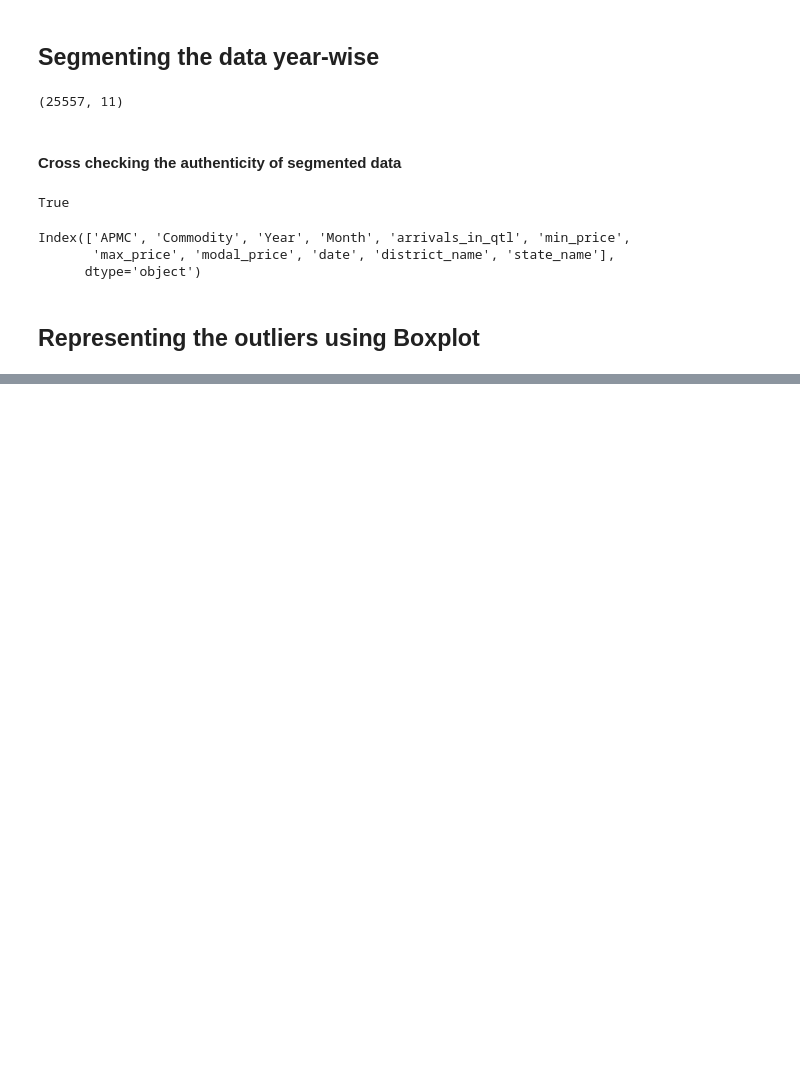
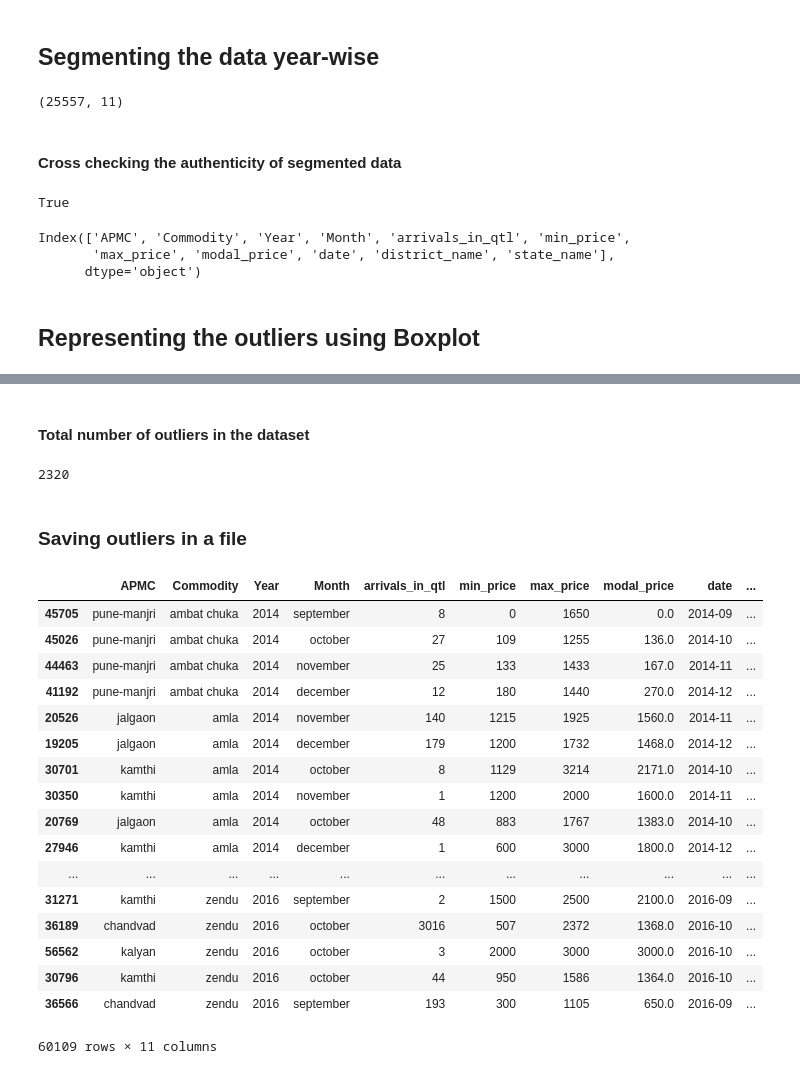
Before and after one commit to beingtmk/SC_Challenge, a Jupyter notebook: Application.ipynb, the cells around one changed output, grey strips where cells are left out. Saved outputs shown, nothing was run; the diff lists cells and outputs as text; code cells hidden in the pictures; blank space fills up the shorter version.

Commit message:
Filter Outliers

```diff
--- a/Application.ipynb
+++ b/Application.ipynb
@@ -71,0 +76,18 @@ ax16
+# %%
+def outliers(x):
+    Q1 = x.quantile(0.25)
+    Q3 = x.quantile(0.75)
+    IQR = Q3 - Q1
+    return ((x < (Q1 - 1.5 * IQR)) | (x > (Q3 + 1.5 * IQR)))
+# %%
+year14_outliers = outliers(year14.modal_price)
+year15_outliers = outliers(year15.modal_price)
+year16_outliers = outliers(year16.modal_price)
+# %% [markdown]
+<h4>Total number of outliers in the dataset </h4>
+# %%
+(year16_outliers).sum() + (year15_outliers).sum() + (year14_outliers).sum()
+# %% [output]
+2320
+# %% [markdown]
+<h3>Saving outliers in a file </h3>
@@ -71,0 +100,23 @@ ax16
+# %%
+year14, year15, year16 = year14[~year14_outliers], year15[~year15_outliers], year16[~year16_outliers]
+clean_data = pd.concat((year14, year15, year16))
+clean_data
+# %% [output]
+|  | APMC | Commodity | Year | Month | arrivals_in_qtl | min_price | max_price | modal_price | date | ... |
+| 45705 | pune-manjri | ambat chuka | 2014 | september | 8 | 0 | 1650 | 0.0 | 2014-09 | ... |
+| 45026 | pune-manjri | ambat chuka | 2014 | october | 27 | 109 | 1255 | 136.0 | 2014-10 | ... |
+| 44463 | pune-manjri | ambat chuka | 2014 | november | 25 | 133 | 1433 | 167.0 | 2014-11 | ... |
+| 41192 | pune-manjri | ambat chuka | 2014 | december | 12 | 180 | 1440 | 270.0 | 2014-12 | ... |
+| 20526 | jalgaon | amla | 2014 | november | 140 | 1215 | 1925 | 1560.0 | 2014-11 | ... |
+| 19205 | jalgaon | amla | 2014 | december | 179 | 1200 | 1732 | 1468.0 | 2014-12 | ... |
+| 30701 | kamthi | amla | 2014 | october | 8 | 1129 | 3214 | 2171.0 | 2014-10 | ... |
+| 30350 | kamthi | amla | 2014 | november | 1 | 1200 | 2000 | 1600.0 | 2014-11 | ... |
+| 20769 | jalgaon | amla | 2014 | october | 48 | 883 | 1767 | 1383.0 | 2014-10 | ... |
+| 27946 | kamthi | amla | 2014 | december | 1 | 600 | 3000 | 1800.0 | 2014-12 | ... |
+| ... | ... | ... | ... | ... | ... | ... | ... | ... | ... | ... |
+| 31271 | kamthi | zendu | 2016 | september | 2 | 1500 | 2500 | 2100.0 | 2016-09 | ... |
+| 36189 | chandvad | zendu | 2016 | october | 3016 | 507 | 2372 | 1368.0 | 2016-10 | ... |
+| 56562 | kalyan | zendu | 2016 | october | 3 | 2000 | 3000 | 3000.0 | 2016-10 | ... |
+| 30796 | kamthi | zendu | 2016 | october | 44 | 950 | 1586 | 1364.0 | 2016-10 | ... |
+| 36566 | chandvad | zendu | 2016 | september | 193 | 300 | 1105 | 650.0 | 2016-09 | ... |
+60109 rows × 11 columns
```
Also changed, not shown: parts of 6 cells of this notebook.
